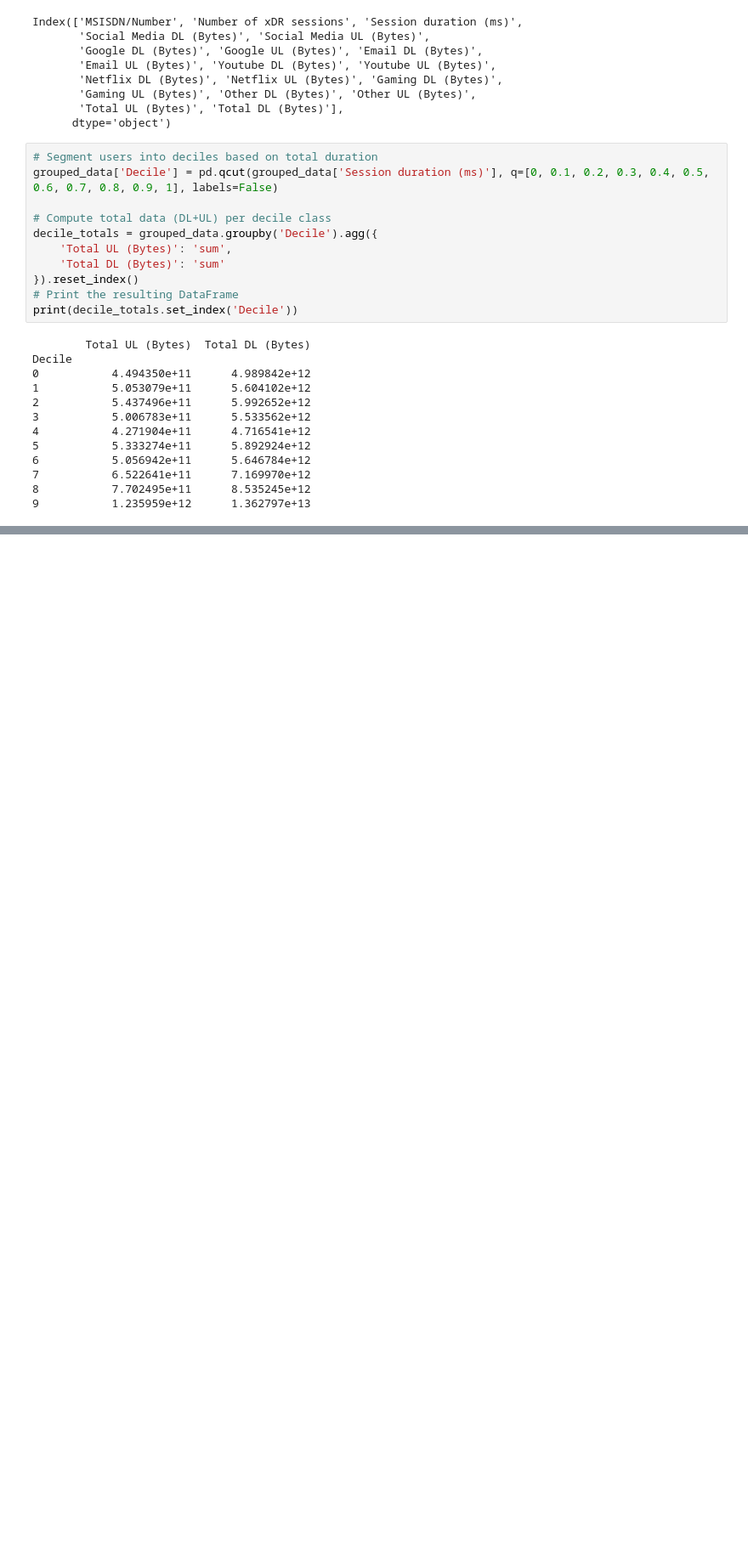
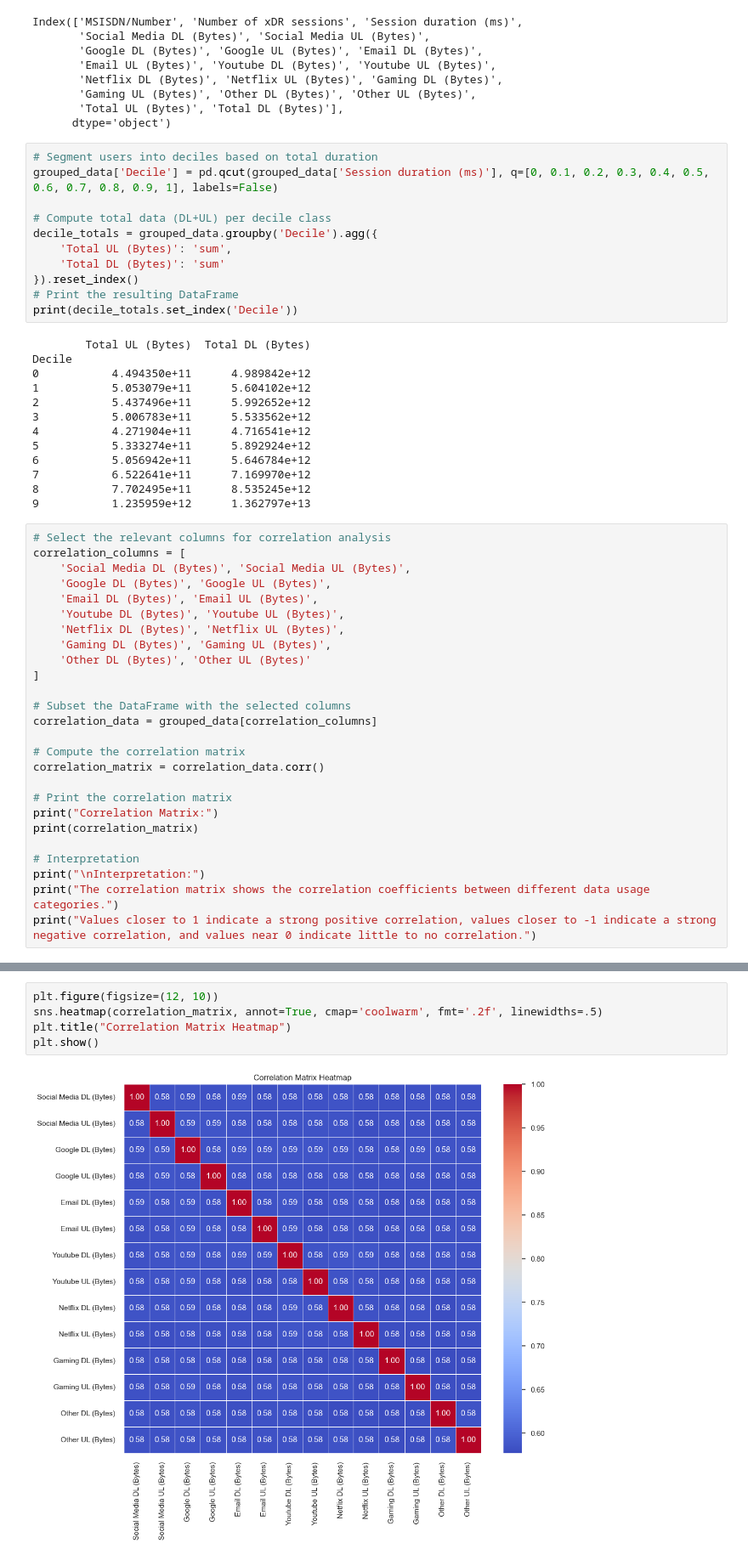
Before and after one commit to JaraGu/-Telecom-User-Analytics, a Jupyter notebook: notebooks/analysis.ipynb, the cells around one changed output, grey strips where cells are left out. Shown at 85% size. Saved outputs shown, nothing was run; the diff lists cells and outputs as text; blank space fills up the shorter version.

```diff
--- a/notebooks/analysis.ipynb
+++ b/notebooks/analysis.ipynb
@@ -313,3 +484,29 @@ Decile
 7           6.522641e+11      7.169970e+12
 8           7.702495e+11      8.535245e+12
 9           1.235959e+12      1.362797e+13
+# %%
+# Select the relevant columns for correlation analysis
+correlation_columns = [
+    'Social Media DL (Bytes)', 'Social Media UL (Bytes)',
+    'Google DL (Bytes)', 'Google UL (Bytes)',
+    'Email DL (Bytes)', 'Email UL (Bytes)',
+    'Youtube DL (Bytes)', 'Youtube UL (Bytes)',
+    'Netflix DL (Bytes)', 'Netflix UL (Bytes)',
+    'Gaming DL (Bytes)', 'Gaming UL (Bytes)',
+    'Other DL (Bytes)', 'Other UL (Bytes)'
+]
+
+# Subset the DataFrame with the selected columns
+correlation_data = grouped_data[correlation_columns]
+
+# Compute the correlation matrix
+correlation_matrix = correlation_data.corr()
+
+# Print the correlation matrix
+print("Correlation Matrix:")
+print(correlation_matrix)
+
+# Interpretation
+print("\nInterpretation:")
+print("The correlation matrix shows the correlation coefficients between different data usage categories.")
+print("Values closer to 1 indicate a strong positive correlation, values closer to -1 indicate a strong negative correlation, and values near 0 indicate little to no correlation.")
@@ -315,0 +531,7 @@ Decile
+# %%
+plt.figure(figsize=(12, 10))
+sns.heatmap(correlation_matrix, annot=True, cmap='coolwarm', fmt='.2f', linewidths=.5)
+plt.title("Correlation Matrix Heatmap")
+plt.show()
+# %% [output]
+[figure, added]
```
Also changed, not shown: parts of 43 cells of this notebook, 2 other files.
